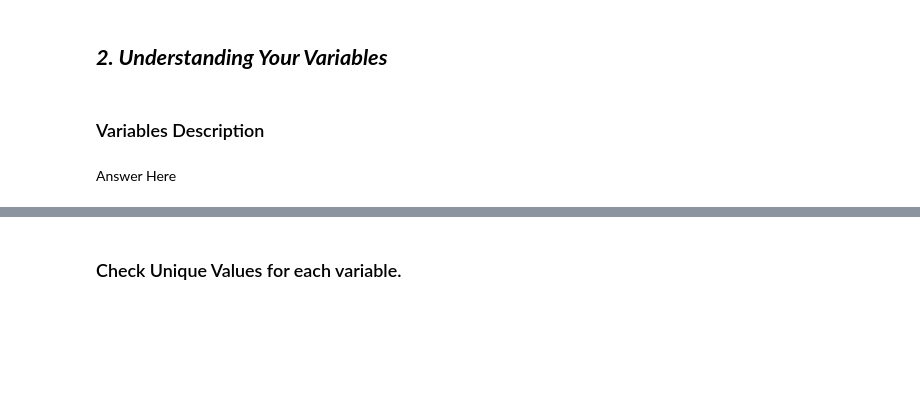
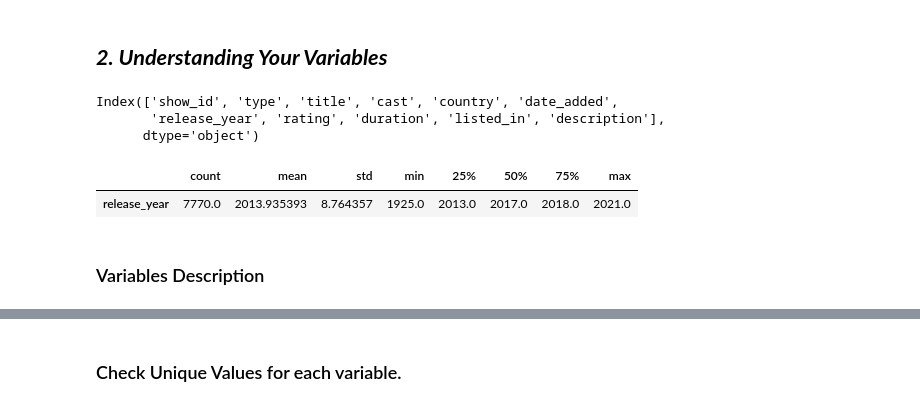
Before and after one commit to GaytriChoudhari/Unsupervised_ML_Netflix_Movies_and_TV_Shows_Clustering, a Jupyter notebook: Unsupervised_ML_Netflix_Movies_and_TV_Shows_Clustering.ipynb, the cells around one changed output, grey strips where cells are left out. Drawn from its saved outputs; the diff is of its cells as text; code cells hidden in the pictures; blank space fills up the shorter version.

```diff
--- a/Unsupervised_ML_Netflix_Movies_and_TV_Shows_Clustering.ipynb
+++ b/Unsupervised_ML_Netflix_Movies_and_TV_Shows_Clustering.ipynb
@@ -197,0 +189,10 @@ There are 3631 null values in the dataset, 2389 null values in director column,
+# %%
+# Visualizing the missing values
+df['cast'].fillna(value='No cast',inplace=True)
+df['country'].fillna(value=df['country'].mode()[0],inplace=True)
+# %%
+#'date_added' and 'rating' contains an insignificant portion of the data so we will drop them from the dataset
+df.dropna(subset=['date_added','rating'],inplace=True)
+# %%
+#Dropping Director Column
+df.drop(['director'],axis=1,inplace=True)
@@ -203,9 +228,16 @@ Answer Here
 ## ***2. Understanding Your Variables***
 # %%
 # Dataset Columns
+df.columns
+# %% [output]
+Index(['show_id', 'type', 'title', 'cast', 'country', 'date_added',
+       'release_year', 'rating', 'duration', 'listed_in', 'description'],
+      dtype='object')
 # %%
 # Dataset Describe
+df.describe().T
+# %% [output]
+|  | count | mean | std | min | 25% | 50% | 75% | max |
+| release_year | 7770.0 | 2013.935393 | 8.764357 | 1925.0 | 2013.0 | 2017.0 | 2018.0 | 2021.0 |
 # %% [markdown]
 ### Variables Description
-# %% [markdown]
-Answer Here
```
Also changed, not shown: parts of 7 cells of this notebook.
